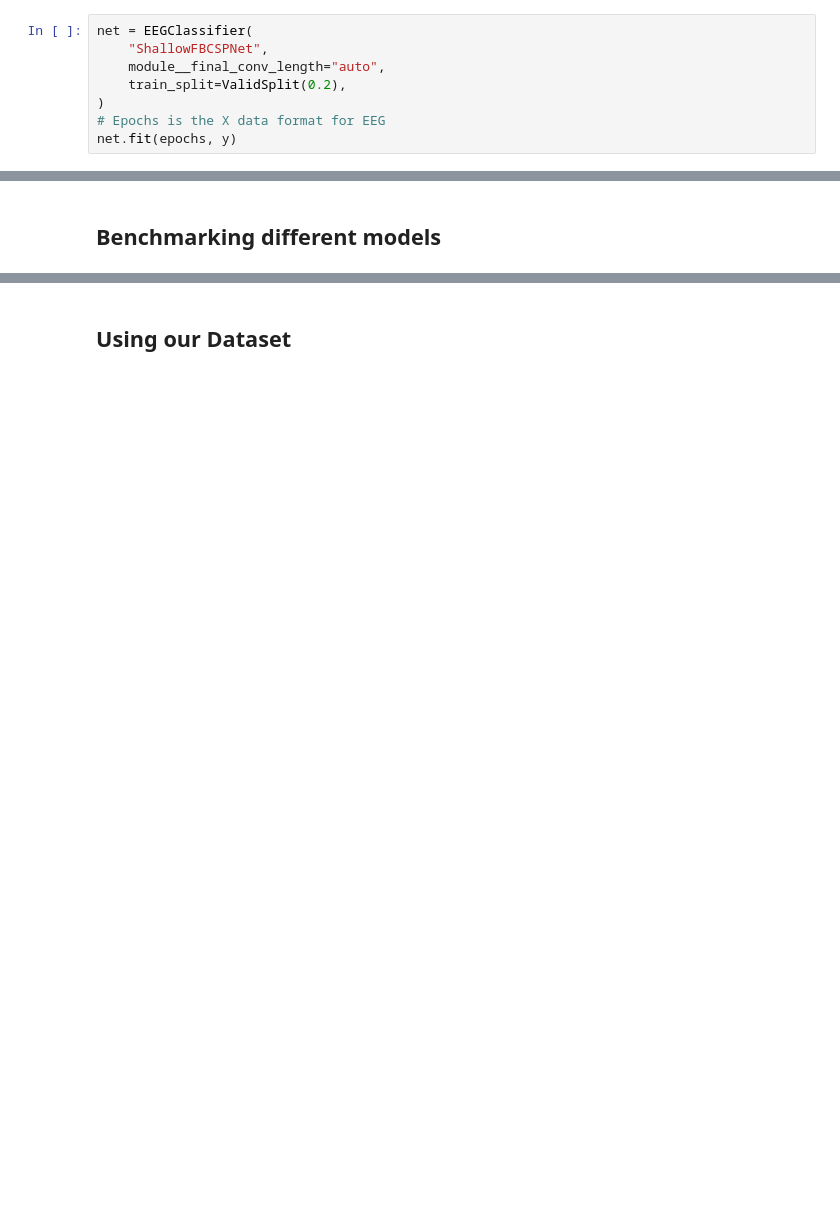
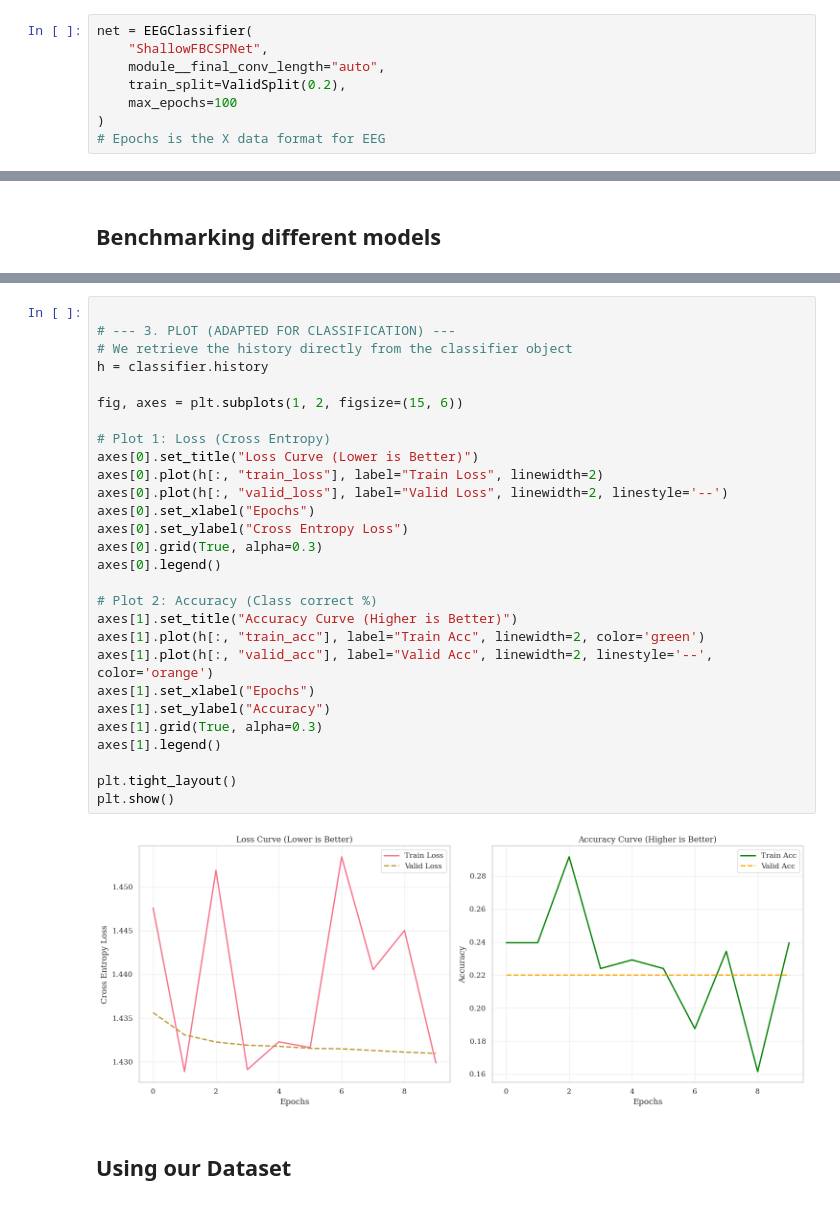
Before and after one commit to eZWALT/ML4HD-Machine-Learning-for-Human-Data, a Jupyter notebook: PROJECT/src/braindecode.ipynb, the cells around one changed output, grey strips where cells are left out. Saved outputs shown, nothing was run; the diff lists cells and outputs as text; blank space fills up the shorter version.

```diff
--- a/PROJECT/src/braindecode.ipynb
+++ b/PROJECT/src/braindecode.ipynb
@@ -71,6 +86,6 @@ net = EEGClassifier(
     "ShallowFBCSPNet",
     module__final_conv_length="auto",
     train_split=ValidSplit(0.2),
+    max_epochs=100
 )
 # Epochs is the X data format for EEG
-net.fit(epochs, y)
@@ -180,2 +319,32 @@ Estimated Total Size (MB): 0.46
+# %%
+
+# --- 3. PLOT (ADAPTED FOR CLASSIFICATION) ---
+# We retrieve the history directly from the classifier object
+h = classifier.history
+
+fig, axes = plt.subplots(1, 2, figsize=(15, 6))
+
+# Plot 1: Loss (Cross Entropy)
+axes[0].set_title("Loss Curve (Lower is Better)")
+axes[0].plot(h[:, "train_loss"], label="Train Loss", linewidth=2)
+axes[0].plot(h[:, "valid_loss"], label="Valid Loss", linewidth=2, linestyle='--')
+axes[0].set_xlabel("Epochs")
+axes[0].set_ylabel("Cross Entropy Loss")
+axes[0].grid(True, alpha=0.3)
+axes[0].legend()
+
+# Plot 2: Accuracy (Class correct %)
+axes[1].set_title("Accuracy Curve (Higher is Better)")
+axes[1].plot(h[:, "train_acc"], label="Train Acc", linewidth=2, color='green')
+axes[1].plot(h[:, "valid_acc"], label="Valid Acc", linewidth=2, linestyle='--', color='orange')
+axes[1].set_xlabel("Epochs")
+axes[1].set_ylabel("Accuracy")
+axes[1].grid(True, alpha=0.3)
+axes[1].legend()
+
+plt.tight_layout()
+plt.show()
+# %% [output]
+[figure, added]
 # %% [markdown]
 ## Using our Dataset
```
Also changed, not shown: parts of 11 cells of this notebook, 3 other files.
